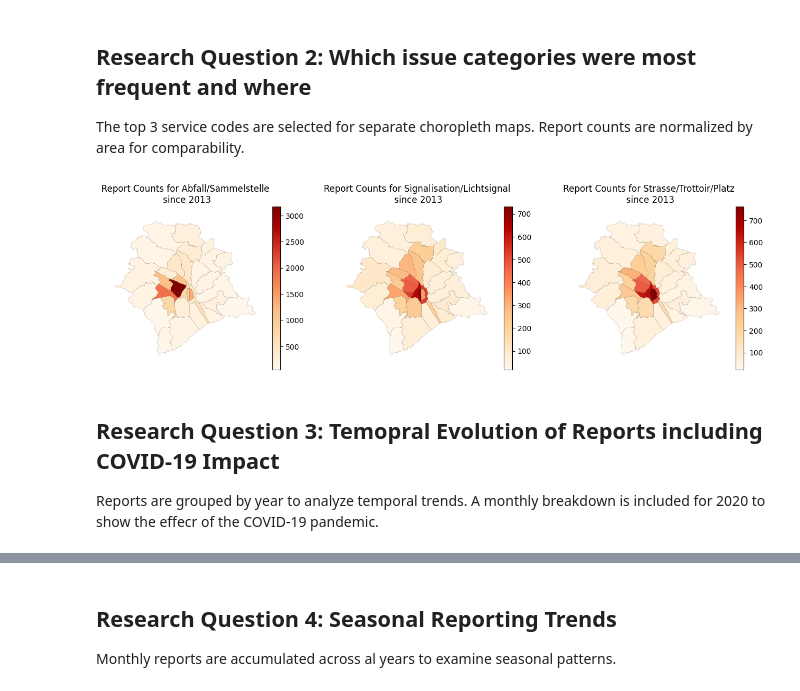
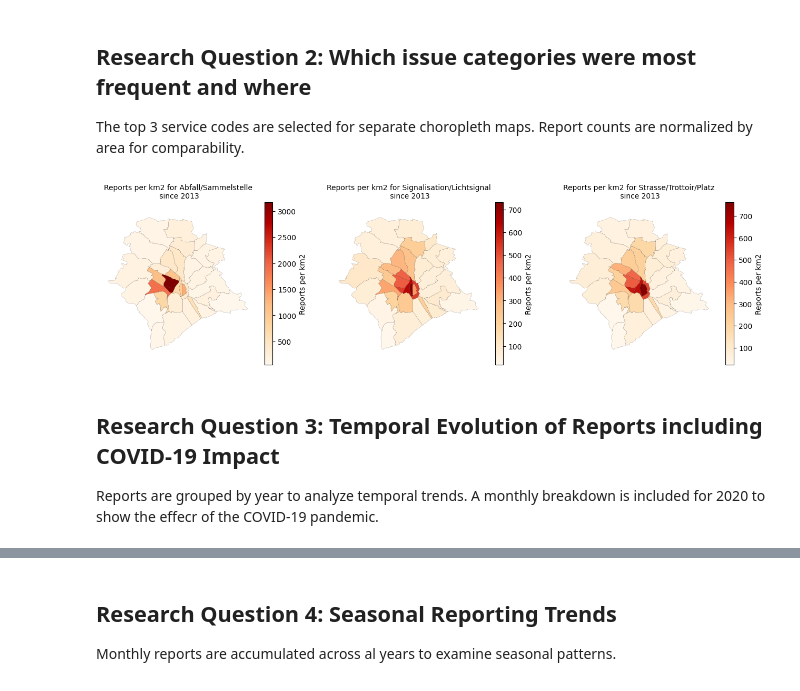
Before and after one commit to denikessi1/Project-SDS210, a Jupyter notebook: notebooks/read_data.ipynb, the cells around one changed output, grey strips where cells are left out. Cells and saved outputs as stored; diff of their text form; code cells hidden in the pictures.

```diff
--- a/notebooks/read_data.ipynb
+++ b/notebooks/read_data.ipynb
@@ -73,7 +106,12 @@ quartiere["area_km2"] = quartiere["area_m2"] / 1000000
 A point-in-polygon spatial join was performed to assign each citizen report to the corresponding neighborhood.
 # %%
 # Spatial Join: assign each report to a neighborhood
-zwn_quertiere_joined = gpd.sjoin(zwn_gdf, quartiere, predicate="within")
+zwn_quartiere_joined = gpd.sjoin(zwn_gdf, quartiere, predicate="within")
+
+# Removing unnecessary columns
+zwn_quartiere_joined = zwn_quartiere_joined.drop(columns=[
+    "index_right", "objectid_left", "objectid_right"
+])
 # %% [markdown]
 ## Research Question 1: Neighborhoods with the Highest Number of Reports from 2013 - 2026
 
@@ -108,6 +147,12 @@ For spatial visualization report counts are normalized by neighborhood area.
 quartiere_reports = quartiere.merge (report_counts, on="name", how="left")
 quartiere_reports["reports_per_km2"] = quartiere_reports["report_count"] /quartiere_reports["area_km2"]
 
+# Creating Legend Options
+legend_options = {
+     "label": "Reports per km2",
+     "orientation": "vertical",
+     "pad": 0.05
+}
 # Plotting choropleth map
 ax = quartiere_reports.plot(
     column="reports_per_km2",
@@ -115,7 +160,8 @@ ax = quartiere_reports.plot(
     figsize =(8,6),
     legend=True,
     edgecolor="black",
-    linewidth=0.1
+    linewidth=0.1,
+    legend_kwds=legend_options
 )
 
 ax.set_title("Report Counts per km2 in Zurich since 2013")
@@ -133,39 +179,49 @@ The top 3 service codes are selected for separate choropleth maps.
 Report counts are normalized by area for comparability.
 # %%
 # Top 3 frequently reported service codes
-top3_codes = zwn_quertiere_joined["service_code"].value_counts().head(3).index
+top3_codes = zwn_quartiere_joined["service_code"].value_counts().head(3).index
 
 # Preparing subplot with 1 row and 3 columns
 fig, axes = plt.subplots(1, 3, figsize=(16,4))
 
 # Loop through top 3 service codes to create individual choropleth maps
 for i, code in enumerate(top3_codes):
-    code_data = zwn_quertiere_joined[zwn_quertiere_joined["service_code"] == code]
+    code_data = zwn_quartiere_joined[zwn_quartiere_joined["service_code"] == code]
 
     service_counts = code_data.groupby("name").size().reset_index(name="service_counts")
 
     # Merging the counts with the Quartiere GeoDataFrame
     quartiere_code = quartiere.merge(service_counts, on="name", how="left")
 
+    #Fill missing values with 0
+    quartiere_code["service_counts"] = quartiere_code["service_counts"].fillna(0)
+
     # Calculating report density per km2 for service code
     quartiere_code ["service_per_km2"] = quartiere_code["service_counts"] / quartiere_code["area_km2"]
 
+    # Creating Legend Options
+    legend_options = {
+        "label": "Reports per km2",
+        "orientation": "vertical",
+        "pad": 0.05
+    }
     #Plotting choropleth maps
     quartiere_code.plot(
         column="service_per_km2",
         cmap="OrRd",
         ax=axes[i],
+        edgecolor="black",
+        linewidth=0.1,
         legend=True,
-        edgecolor="black",
-        linewidth=0.1
+        legend_kwds=legend_options
     )
 
-    axes[i].set_title(f"Report Counts for {code}\n since 2013")
+    axes[i].set_title(f"Reports per km2 for {code}\n since 2013", fontsize=10)
     axes[i].axis("off")
 # %% [output]
-[figure, old version]
+[figure, new version]
 # %% [markdown]
-## Research Question 3: Temopral Evolution of Reports including COVID-19 Impact
+## Research Question 3: Temporal Evolution of Reports including COVID-19 Impact
 
 Reports are grouped by year to analyze temporal trends.
 A monthly breakdown is included for 2020 to show the effecr of the COVID-19 pandemic.
```
Also changed, not shown: parts of 5 cells of this notebook.
